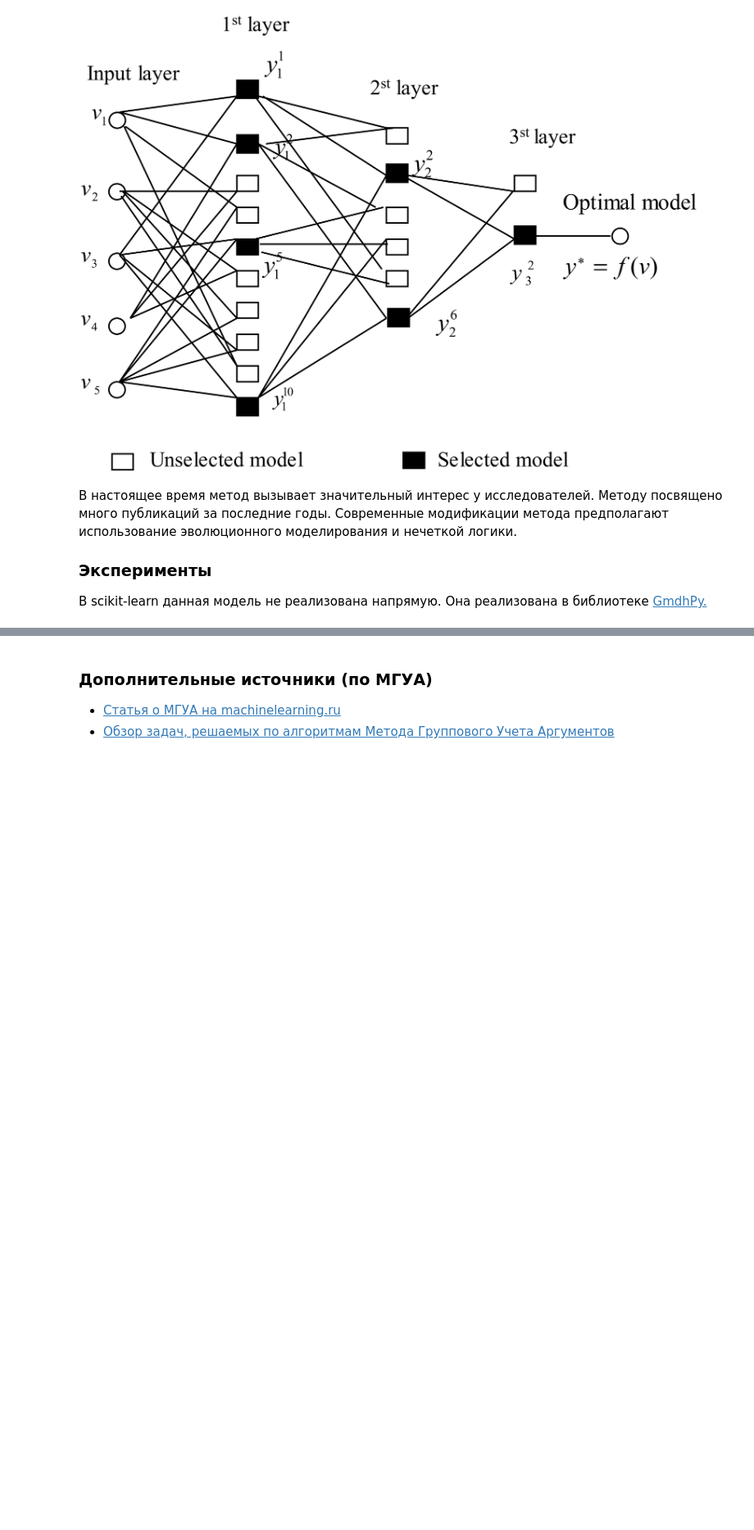
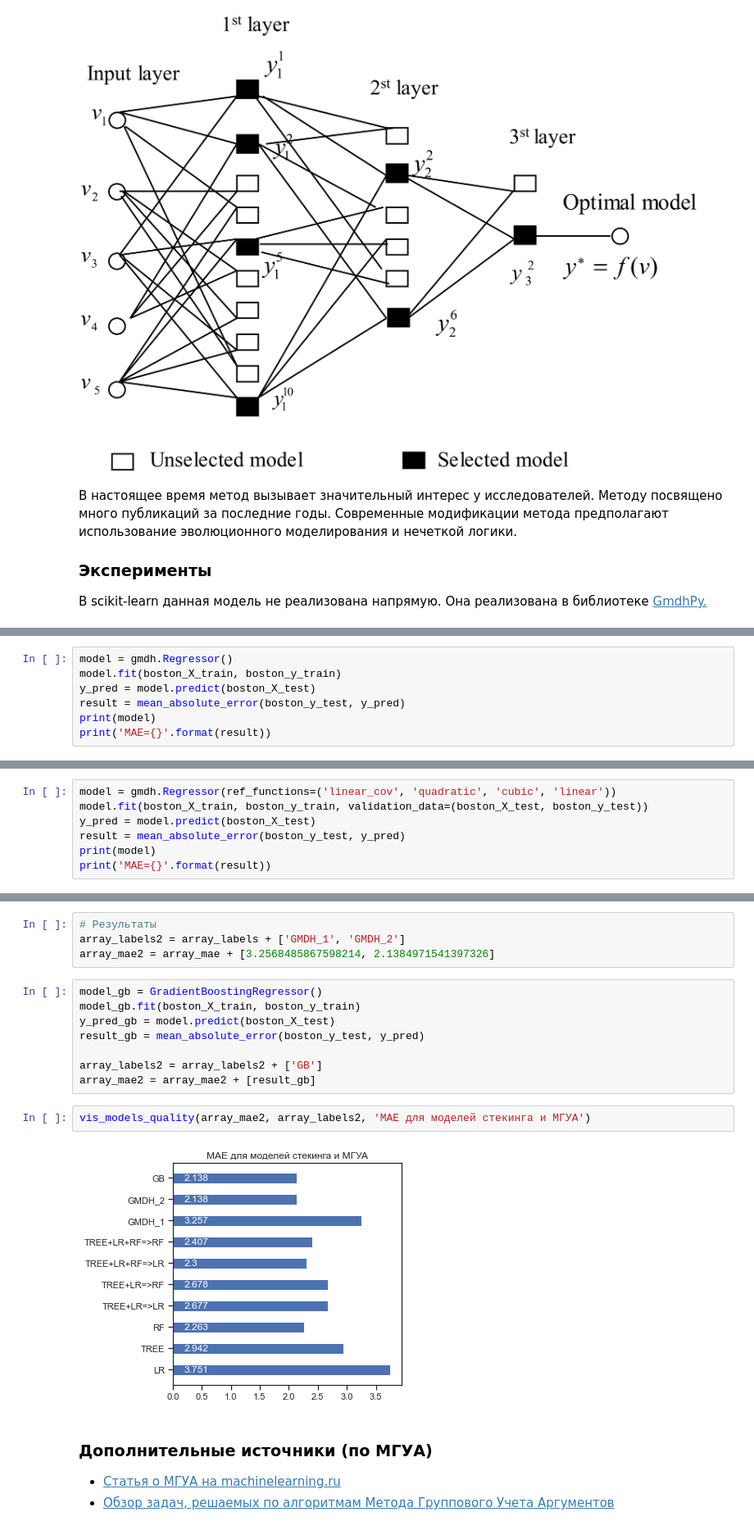
Before and after one commit to ugapanyuk/ml_course_2021, a Jupyter notebook: common/notebooks/ensembles/ensembles_part_2.ipynb, the cells around one changed output, grey strips where cells are left out. Shown at 82% size. Cells and saved outputs as stored; diff of their text form; blank space fills up the shorter version.

```diff
--- a/common/notebooks/ensembles/ensembles_part_2.ipynb
+++ b/common/notebooks/ensembles/ensembles_part_2.ipynb
@@ -357,0 +360,7 @@ Image('img/gmdh.png', width='50%')
+# %%
+model = gmdh.Regressor()
+model.fit(boston_X_train, boston_y_train)
+y_pred = model.predict(boston_X_test)
+result = mean_absolute_error(boston_y_test, y_pred)
+print(model)
+print('MAE={}'.format(result))
@@ -357,0 +380,7 @@ Image('img/gmdh.png', width='50%')
+# %%
+model = gmdh.Regressor(ref_functions=('linear_cov', 'quadratic', 'cubic', 'linear'))
+model.fit(boston_X_train, boston_y_train, validation_data=(boston_X_test, boston_y_test))
+y_pred = model.predict(boston_X_test)
+result = mean_absolute_error(boston_y_test, y_pred)
+print(model)
+print('MAE={}'.format(result))
@@ -358,3 +405,19 @@ Image('img/gmdh.png', width='50%')
+# %%
+# Результаты
+array_labels2 = array_labels + ['GMDH_1', 'GMDH_2']
+array_mae2 = array_mae + [3.2568485867598214, 2.1384971541397326]
+# %%
+model_gb = GradientBoostingRegressor()
+model_gb.fit(boston_X_train, boston_y_train)
+y_pred_gb = model.predict(boston_X_test)
+result_gb = mean_absolute_error(boston_y_test, y_pred)
+
+array_labels2 = array_labels2 + ['GB']
+array_mae2 = array_mae2 + [result_gb]
+# %%
+vis_models_quality(array_mae2, array_labels2, 'MAE для моделей стекинга и МГУА')
+# %% [output]
+[figure, added]
 # %% [markdown]
 ### Дополнительные источники (по МГУА)
 
```
Also changed, not shown: parts of 6 cells of this notebook.
